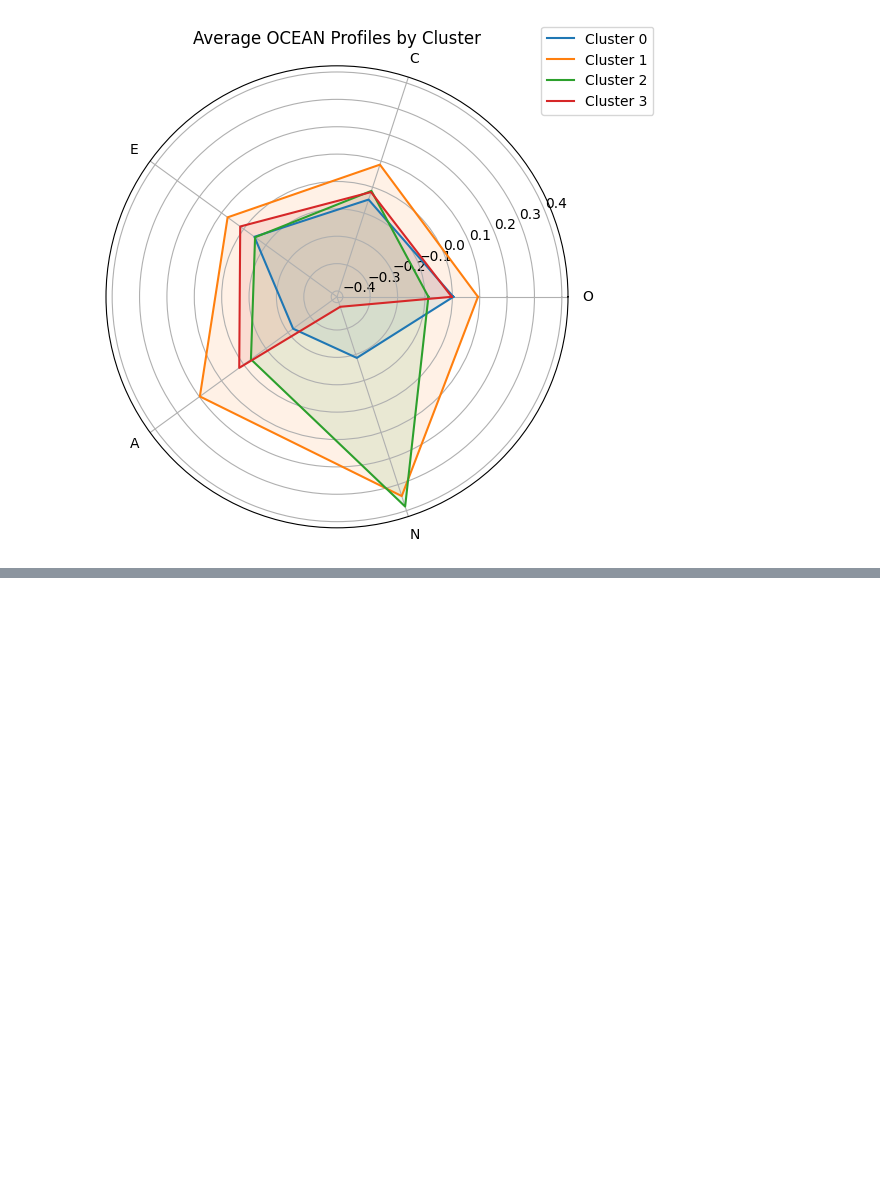
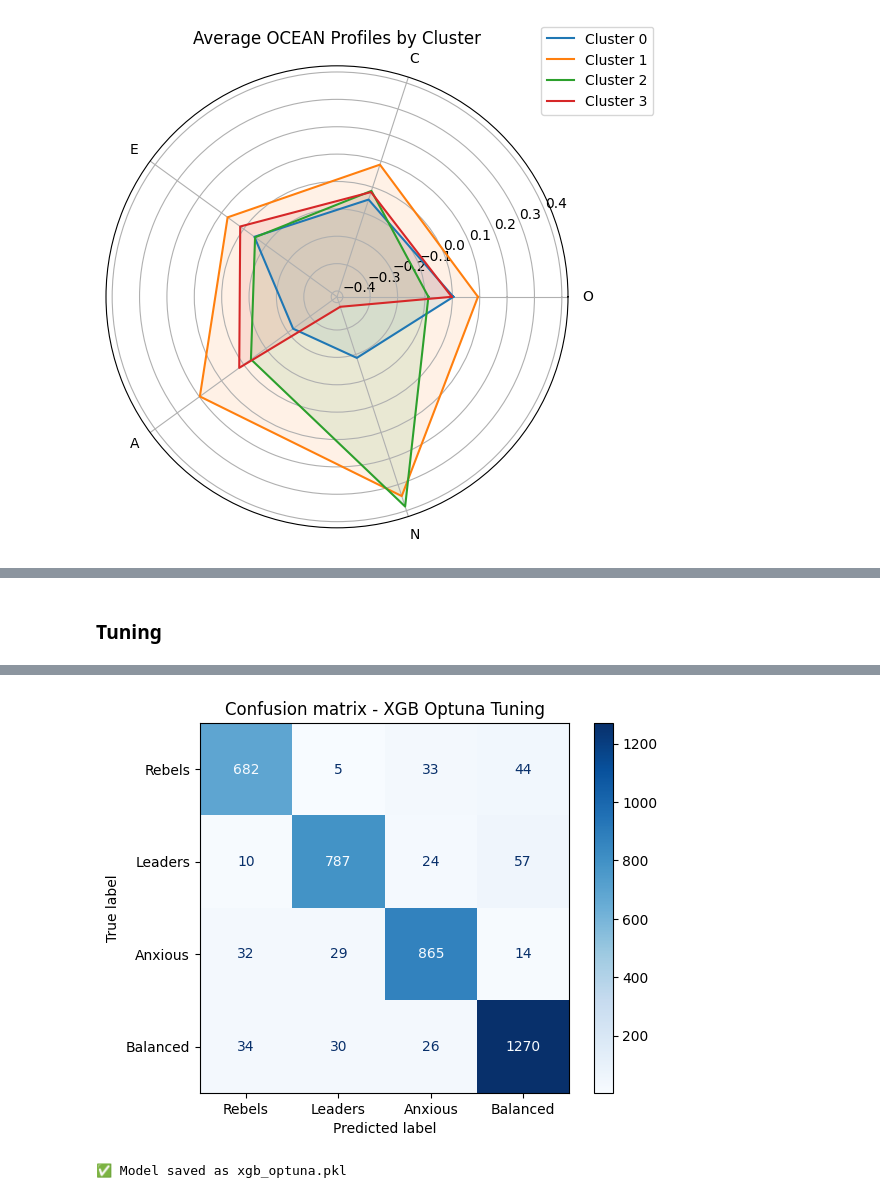
Before and after one commit to Knightmare2002/Big-Five-Test, a Jupyter notebook: main.ipynb, the cells around one changed output, grey strips where cells are left out. Cells and saved outputs as stored; diff of their text form; code cells hidden in the pictures; blank space fills up the shorter version.

```diff
--- a/main.ipynb
+++ b/main.ipynb
@@ -457,0 +564,69 @@ df_supervised
+# %% [markdown]
+### Tuning
+# %%
+import numpy as np
+import optuna
+from xgboost import XGBClassifier
+from sklearn.metrics import accuracy_score, f1_score, classification_report, confusion_matrix, ConfusionMatrixDisplay
+import matplotlib.pyplot as plt
+import joblib
+
+# === Objective function for Optuna ===
+def objective(trial):
+    params = {
+        "n_estimators": trial.suggest_int("n_estimators", 100, 800),
+        "max_depth": trial.suggest_int("max_depth", 3, 10),
+        "learning_rate": trial.suggest_float("learning_rate", 0.005, 0.2, log=True),
+        "subsample": trial.suggest_float("subsample", 0.6, 1.0),
+        "colsample_bytree": trial.suggest_float("colsample_bytree", 0.6, 1.0),
+        "min_child_weight": trial.suggest_int("min_child_weight", 1, 10),
+        "gamma": trial.suggest_float("gamma", 0.0, 0.5),
+        "reg_lambda": trial.suggest_float("reg_lambda", 0.1, 10.0, log=True),
+        "eval_metric": "mlogloss",
+        "use_label_encoder": False,
+        "random_state": 42
+    }
+
+    model = XGBClassifier(**params)
+    model.fit(X_train, y_train)
+    preds = model.predict(X_test)
+    return f1_score(y_test, preds, average="weighted")
+
+# === Run Optuna optimization ===
+study = optuna.create_study(direction="maximize")
+study.optimize(objective, n_trials=50, timeout=1200)  # 50 trials, max 20 minutes
+
+# === Train final model with best params ===
+best_params = study.best_trial.params
+print(f"\nBest params: {best_params}")
+
+best_xgb_model = XGBClassifier(
+    **best_params,
+    eval_metric="mlogloss",
+    use_label_encoder=False,
+    random_state=42
+    )
+
+best_xgb_model.fit(X_train, y_train)
+
+# === Predictions ===
+y_pred_xgb = best_xgb_model.predict(X_test)
+
+# === Metrics ===
+print("\nPerformance XGB (Optuna):")
+print(f"Accuracy: {accuracy_score(y_test, y_pred_xgb):.4f}")
+print(f"F1 score: {f1_score(y_test, y_pred_xgb, average='weighted'):.4f}")
+print(classification_report(y_test, y_pred_xgb))
+
+# === Confusion Matrix ===
+cm = confusion_matrix(y_test, y_pred_xgb)
+labels = [cluster_names[i] for i in sorted(cluster_names.keys())]
+disp = ConfusionMatrixDisplay(confusion_matrix=cm, display_labels=labels)
+disp.plot(cmap='Blues')
+plt.title("Confusion matrix - XGB Optuna Tuning")
+plt.show()
+
+# === Save model ===
+joblib.dump(best_xgb_model, "xgb_optuna.pkl")
+print("✅ Model saved as xgb_optuna.pkl")
+# %% [output]
@@ -457,0 +665,2 @@ df_supervised
+[figure, added]
+✅ Model saved as xgb_optuna.pkl
```
Also changed, not shown: parts of 12 cells of this notebook, 2 other files.
